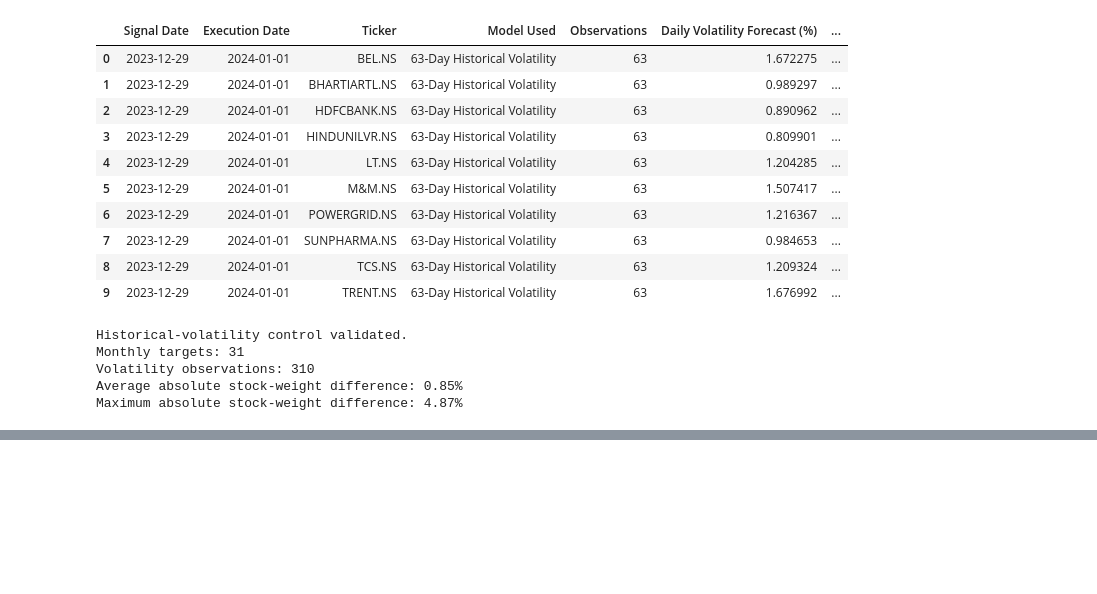
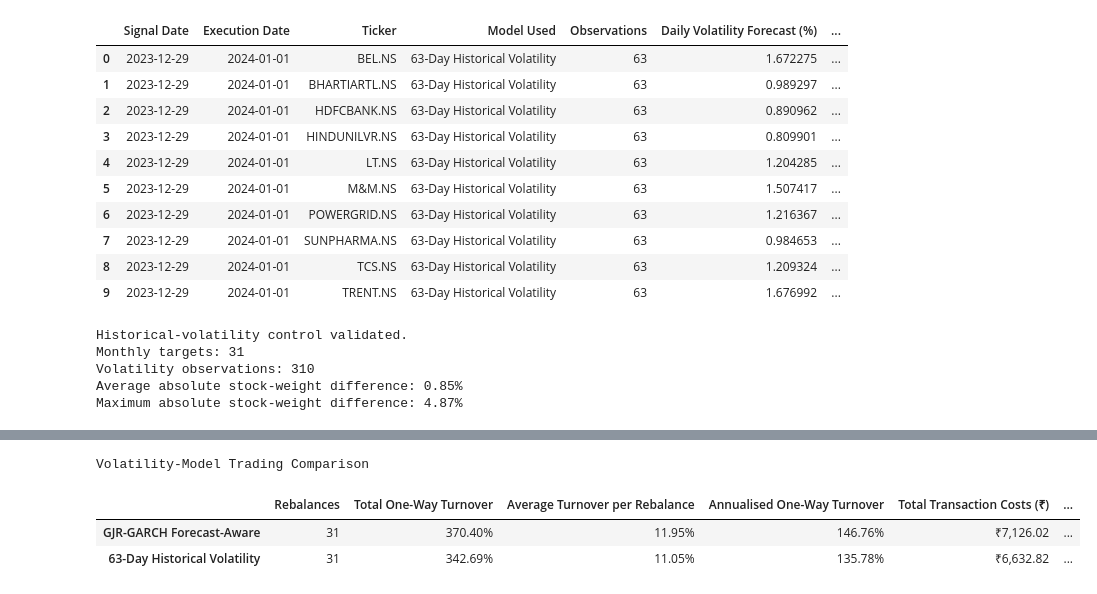
Before and after one commit to Rohil121/bharat-portfolio-lab, a Jupyter notebook: notebooks/04_forecasting_risk_models.ipynb, the cells around one changed output, grey strips where cells are left out. Cells and saved outputs as stored; diff of their text form; code cells hidden in the pictures; blank space fills up the shorter version.

```diff
--- a/notebooks/04_forecasting_risk_models.ipynb
+++ b/notebooks/04_forecasting_risk_models.ipynb
@@ -5945,0 +6362,66 @@ Maximum absolute stock-weight difference: 4.87%
+# %%
+# ---------------------------------------------------------
+# Volatility-model trading comparison
+# ---------------------------------------------------------
+
+volatility_model_trading_comparison = (
+    pd.DataFrame(
+        {
+            "GJR-GARCH Forecast-Aware":
+                summarise_backtest_trading(
+                    rebalance_results=
+                        forecast_aware_rebalance_results,
+
+                    daily_results=
+                        forecast_aware_daily_results,
+
+                    initial_capital=
+                        INITIAL_CAPITAL,
+                ),
+
+            "63-Day Historical Volatility":
+                summarise_backtest_trading(
+                    rebalance_results=
+                        historical_control_rebalance_results,
+
+                    daily_results=
+                        historical_control_daily_results,
+
+                    initial_capital=
+                        INITIAL_CAPITAL,
+                ),
+        }
+    )
+    .T
+)
+
+print("Volatility-Model Trading Comparison")
+
+display(
+    volatility_model_trading_comparison.style.format(
+        {
+            "Rebalances":
+                "{:,.0f}",
+
+            "Total One-Way Turnover":
+                "{:.2%}",
+
+            "Average Turnover per Rebalance":
+                "{:.2%}",
+
+            "Annualised One-Way Turnover":
+                "{:.2%}",
+
+            "Total Transaction Costs (₹)":
+                "₹{:,.2f}",
+
+            "Costs as Percentage of Initial Capital":
+                "{:.2%}",
+        }
+    )
+)
+# %% [output]
+Volatility-Model Trading Comparison
+|  | Rebalances | Total One-Way Turnover | Average Turnover per Rebalance | Annualised One-Way Turnover | Total Transaction Costs (₹) | ... |
+| GJR-GARCH Forecast-Aware | 31 | 370.40% | 11.95% | 146.76% | ₹7,126.02 | ... |
+| 63-Day Historical Volatility | 31 | 342.69% | 11.05% | 135.78% | ₹6,632.82 | ... |
```
Also changed, not shown: parts of 6 cells of this notebook.
